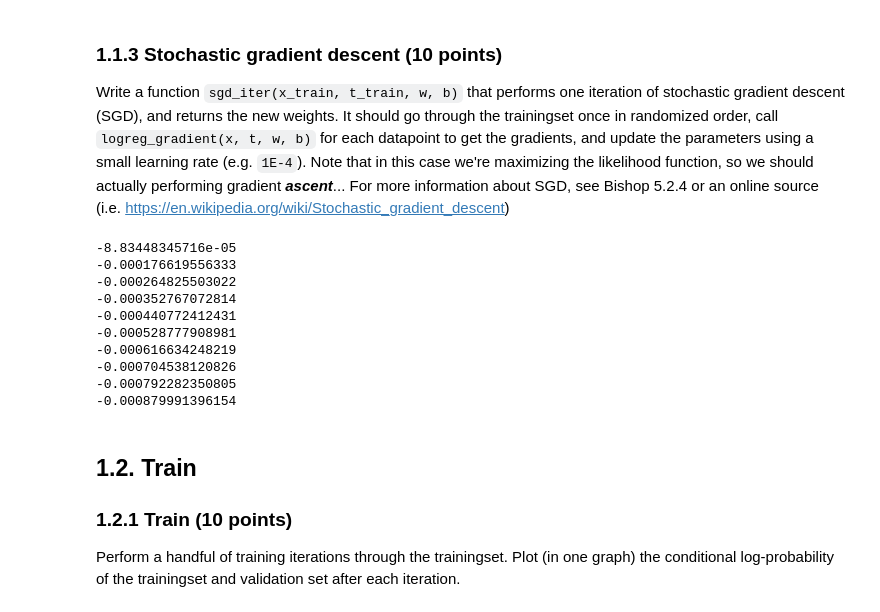
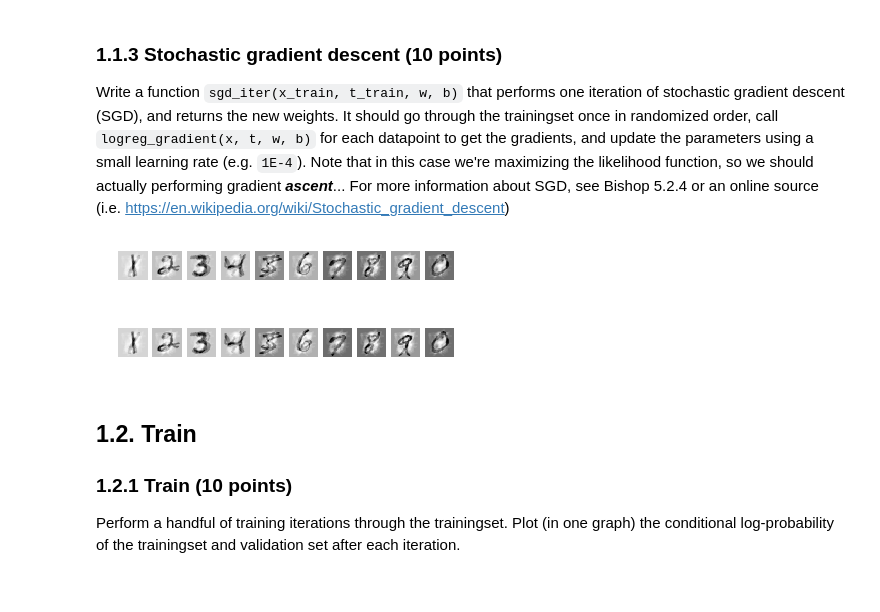
Before and after one commit to erikvanegmond/ml1-2015-lab2, a Jupyter notebook: Lab2.ipynb, the cells around one changed output. Saved outputs shown, nothing was run; the diff lists cells and outputs as text; code cells hidden in the pictures.

```diff
--- a/Lab2.ipynb
+++ b/Lab2.ipynb
@@ -241,35 +238,35 @@ print nabla_b
 
 Write a function `sgd_iter(x_train, t_train, w, b)` that performs one iteration of stochastic gradient descent (SGD), and returns the new weights. It should go through the trainingset once in randomized order, call `logreg_gradient(x, t, w, b)` for each datapoint to get the gradients, and update the parameters using a small learning rate (e.g. `1E-4`). Note that in this case we're maximizing the likelihood function, so we should actually performing gradient ___ascent___... For more information about SGD, see Bishop 5.2.4 or an online source (i.e. https://en.wikipedia.org/wiki/Stochastic_gradient_descent)
 # %%
+import pprint
 def sgd_iter(x_train, t_train, w, b):
-    learn_rate = 1e-4
+    wIn = w.copy()
+    learn_rate = 1e-5
     b = b.reshape((-1, 1))
     perm = np.random.permutation(x_train.shape[0])
     sum_log_p = 0
     for i in perm:
         nabla_W, nabla_b, log_p = logreg_gradient(x_train[i], t_train[i], w, b)
         w += nabla_W * learn_rate
         b += nabla_b * learn_rate
         sum_log_p += log_p
 
     return w, b, sum_log_p
 
 W = np.zeros((784, 10))
 b = np.zeros(10)
+
 for i in range(10):
-    W, b, _ = sgd_iter(x_train[:11], t_train[:11], W, b)
-    print np.min(W)
+    if i ==1:
+        plot_digits(W.T, numcols=10)
+
+    W, b, _ = sgd_iter(x_train[:21], t_train[:21], W, b)
+#     print np.min(W)
+
+plot_digits(W.T, numcols=10)
 # %% [output]
--8.83448345716e-05
--0.000176619556333
--0.000264825503022
--0.000352767072814
--0.000440772412431
--0.000528777908981
--0.000616634248219
--0.000704538120826
--0.000792282350805
--0.000879991396154
+[figure, added]
+[figure, added]
 # %% [markdown]
 ## 1.2. Train
 
```
Also changed, not shown: parts of 7 cells of this notebook.
